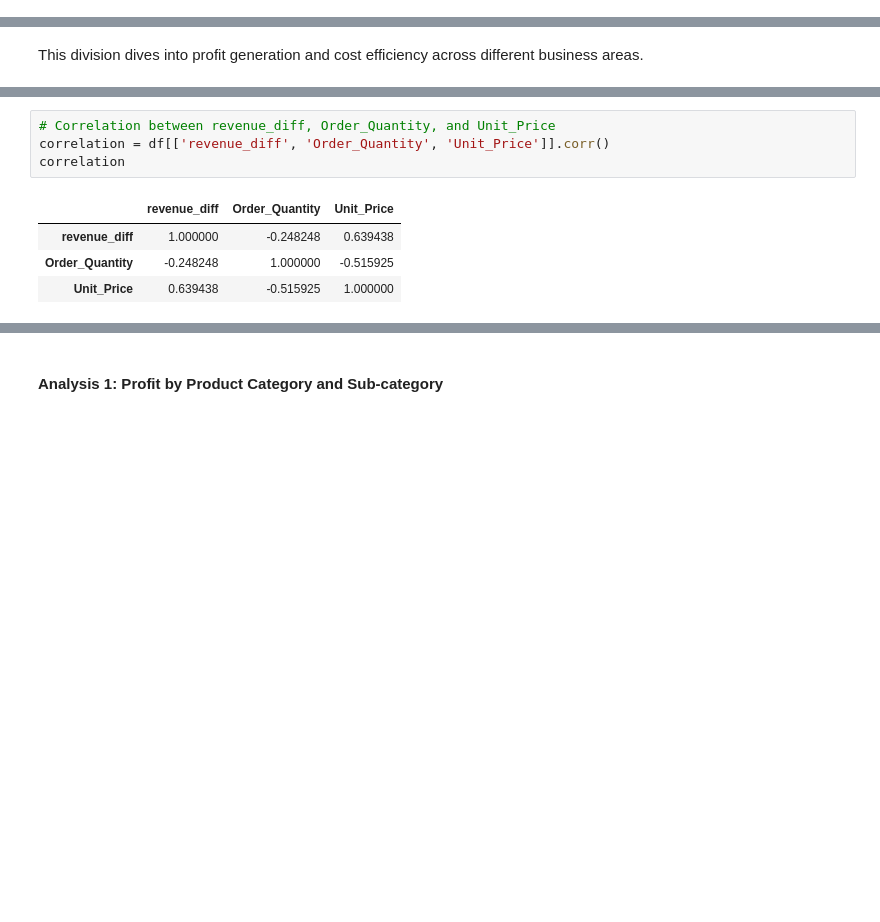
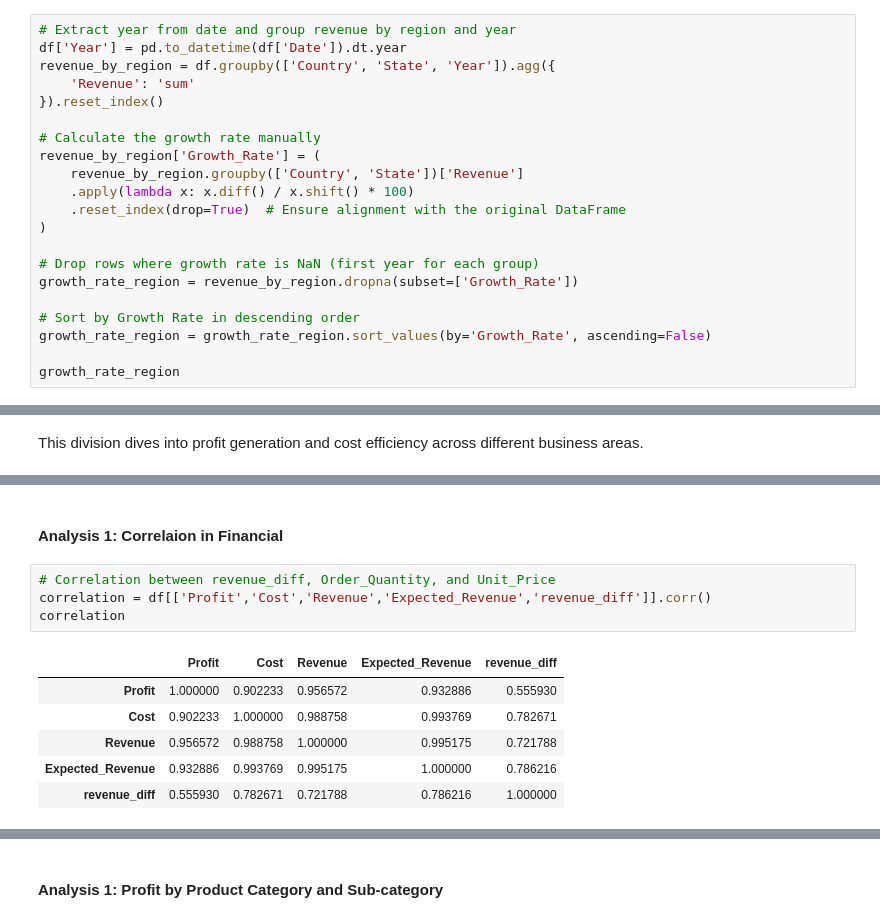
Before and after one commit to JinnOppa/Data-Analysis-Portfolio, a Jupyter notebook: bike-sales/sales2.ipynb, the cells around one changed output, grey strips where cells are left out. Saved outputs shown, nothing was run; the diff lists cells and outputs as text; blank space fills up the shorter version.

```diff
--- a/bike-sales/sales2.ipynb
+++ b/bike-sales/sales2.ipynb
@@ -1166,3 +1264,24 @@ growth_rate_region
 | 182 | United States | Alabama | 2013 | -0.999981 |
 | 0 | Australia | New South Wales | 2011 | NaN |
 262 rows × 4 columns
+# %%
+# Extract year from date and group revenue by region and year
+df['Year'] = pd.to_datetime(df['Date']).dt.year
+revenue_by_region = df.groupby(['Country', 'State', 'Year']).agg({
+    'Revenue': 'sum'
+}).reset_index()
+
+# Calculate the growth rate manually
+revenue_by_region['Growth_Rate'] = (
+    revenue_by_region.groupby(['Country', 'State'])['Revenue']
+    .apply(lambda x: x.diff() / x.shift() * 100)
+    .reset_index(drop=True)  # Ensure alignment with the original DataFrame
+)
+
+# Drop rows where growth rate is NaN (first year for each group)
+growth_rate_region = revenue_by_region.dropna(subset=['Growth_Rate'])
+
+# Sort by Growth Rate in descending order
+growth_rate_region = growth_rate_region.sort_values(by='Growth_Rate', ascending=False)
+
+growth_rate_region
@@ -1186,9 +1355,13 @@ This division dives into profit generation and cost efficiency across different
+# %% [markdown]
+#### **Analysis 1: Correlaion in Financial**
 # %%
 # Correlation between revenue_diff, Order_Quantity, and Unit_Price
-correlation = df[['revenue_diff', 'Order_Quantity', 'Unit_Price']].corr()
+correlation = df[['Profit','Cost','Revenue','Expected_Revenue','revenue_diff']].corr()
 correlation
 # %% [output]
-|  | revenue_diff | Order_Quantity | Unit_Price |
-| revenue_diff | 1.000000 | -0.248248 | 0.639438 |
-| Order_Quantity | -0.248248 | 1.000000 | -0.515925 |
-| Unit_Price | 0.639438 | -0.515925 | 1.000000 |
+|  | Profit | Cost | Revenue | Expected_Revenue | revenue_diff |
+| Profit | 1.000000 | 0.902233 | 0.956572 | 0.932886 | 0.555930 |
+| Cost | 0.902233 | 1.000000 | 0.988758 | 0.993769 | 0.782671 |
+| Revenue | 0.956572 | 0.988758 | 1.000000 | 0.995175 | 0.721788 |
+| Expected_Revenue | 0.932886 | 0.993769 | 0.995175 | 1.000000 | 0.786216 |
+| revenue_diff | 0.555930 | 0.782671 | 0.721788 | 0.786216 | 1.000000 |
```
Also changed, not shown: parts of 15 cells of this notebook.
